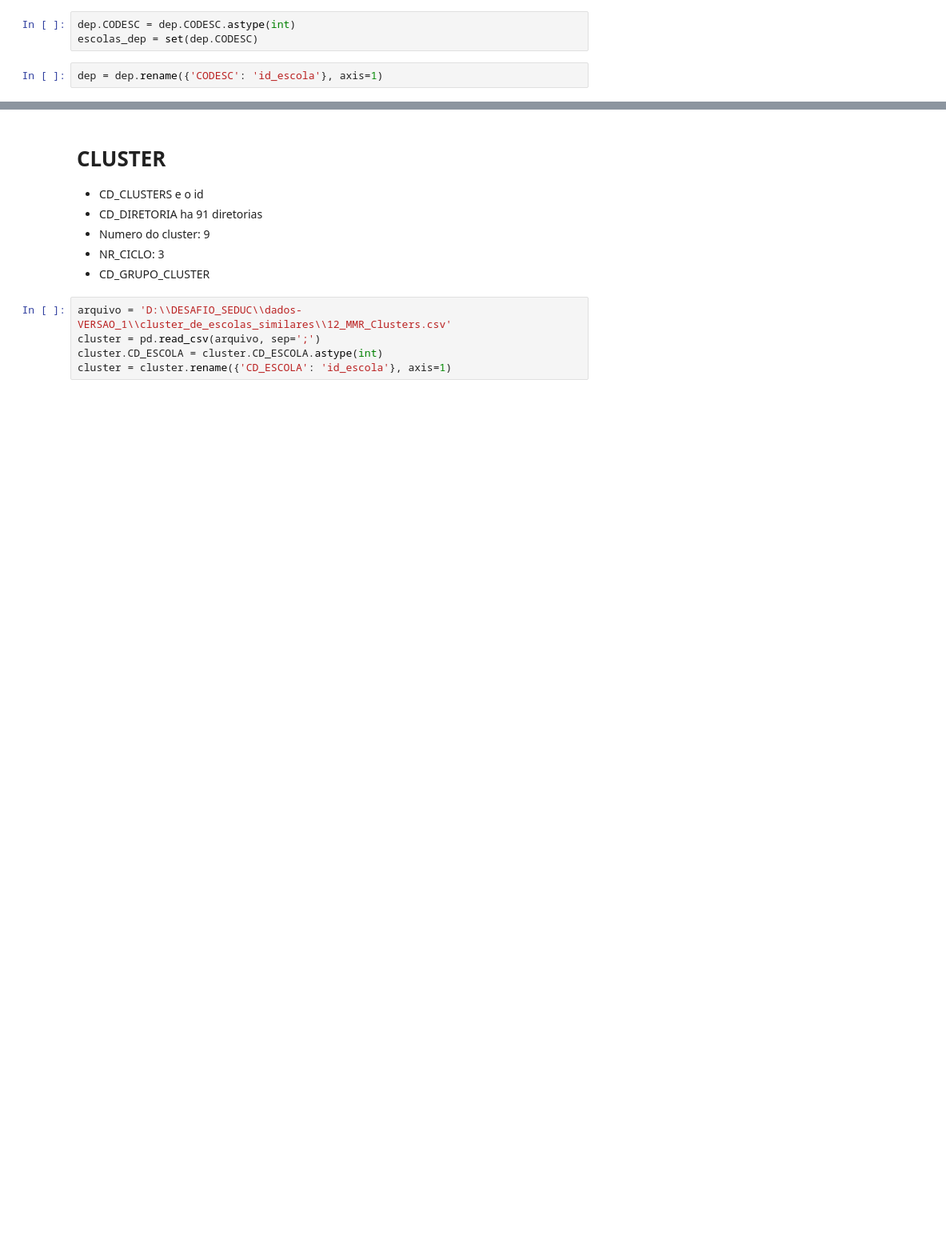
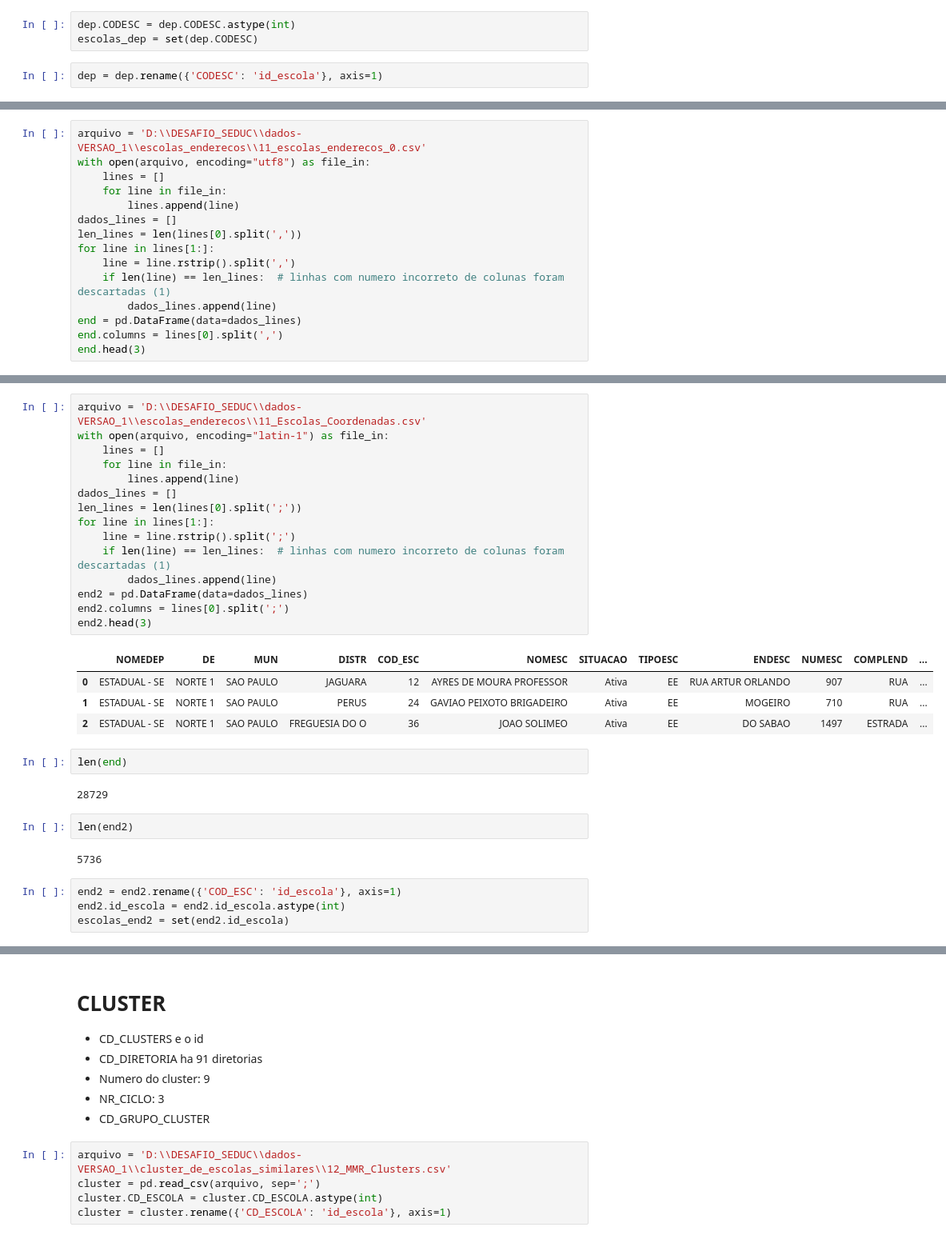
Before and after one commit to vultor33/DesafioSeduc, a Jupyter notebook: Avaliacao_escolas.ipynb, the cells around one changed output, grey strips where cells are left out. Shown at 80% size. Cells and saved outputs as stored; diff of their text form; blank space fills up the shorter version.

```diff
--- a/Avaliacao_escolas.ipynb
+++ b/Avaliacao_escolas.ipynb
@@ -46,0 +68,15 @@ dep = dep.rename({'CODESC': 'id_escola'}, axis=1)
+# %%
+arquivo = 'D:\\DESAFIO_SEDUC\\dados-VERSAO_1\\escolas_enderecos\\11_escolas_enderecos_0.csv'
+with open(arquivo, encoding="utf8") as file_in:
+    lines = []
+    for line in file_in:
+        lines.append(line)
+dados_lines = []
+len_lines = len(lines[0].split(','))
+for line in lines[1:]:
+    line = line.rstrip().split(',')
+    if len(line) == len_lines:  # linhas com numero incorreto de colunas foram descartadas (1)
+        dados_lines.append(line)
+end = pd.DataFrame(data=dados_lines)
+end.columns = lines[0].split(',')
+end.head(3)
@@ -46,0 +103,32 @@ dep = dep.rename({'CODESC': 'id_escola'}, axis=1)
+# %%
+arquivo = 'D:\\DESAFIO_SEDUC\\dados-VERSAO_1\\escolas_enderecos\\11_Escolas_Coordenadas.csv'
+with open(arquivo, encoding="latin-1") as file_in:
+    lines = []
+    for line in file_in:
+        lines.append(line)
+dados_lines = []
+len_lines = len(lines[0].split(';'))
+for line in lines[1:]:
+    line = line.rstrip().split(';')
+    if len(line) == len_lines:  # linhas com numero incorreto de colunas foram descartadas (1)
+        dados_lines.append(line)
+end2 = pd.DataFrame(data=dados_lines)
+end2.columns = lines[0].split(';')
+end2.head(3)
+# %% [output]
+|  | NOMEDEP | DE | MUN | DISTR | COD_ESC | NOMESC | SITUACAO | TIPOESC | ENDESC | NUMESC | COMPLEND | ... |
+| 0 | ESTADUAL - SE | NORTE 1 | SAO PAULO | JAGUARA | 12 | AYRES DE MOURA PROFESSOR | Ativa | EE | RUA ARTUR ORLANDO | 907 | RUA | ... |
+| 1 | ESTADUAL - SE | NORTE 1 | SAO PAULO | PERUS | 24 | GAVIAO PEIXOTO BRIGADEIRO | Ativa | EE | MOGEIRO | 710 | RUA | ... |
+| 2 | ESTADUAL - SE | NORTE 1 | SAO PAULO | FREGUESIA DO O | 36 | JOAO SOLIMEO | Ativa | EE | DO SABAO | 1497 | ESTRADA | ... |
+# %%
+len(end)
+# %% [output]
+28729
+# %%
+len(end2)
+# %% [output]
+5736
+# %%
+end2 = end2.rename({'COD_ESC': 'id_escola'}, axis=1)
+end2.id_escola = end2.id_escola.astype(int)
+escolas_end2 = set(end2.id_escola)
```
Also changed, not shown: parts of 40 cells of this notebook, 3 other files.
